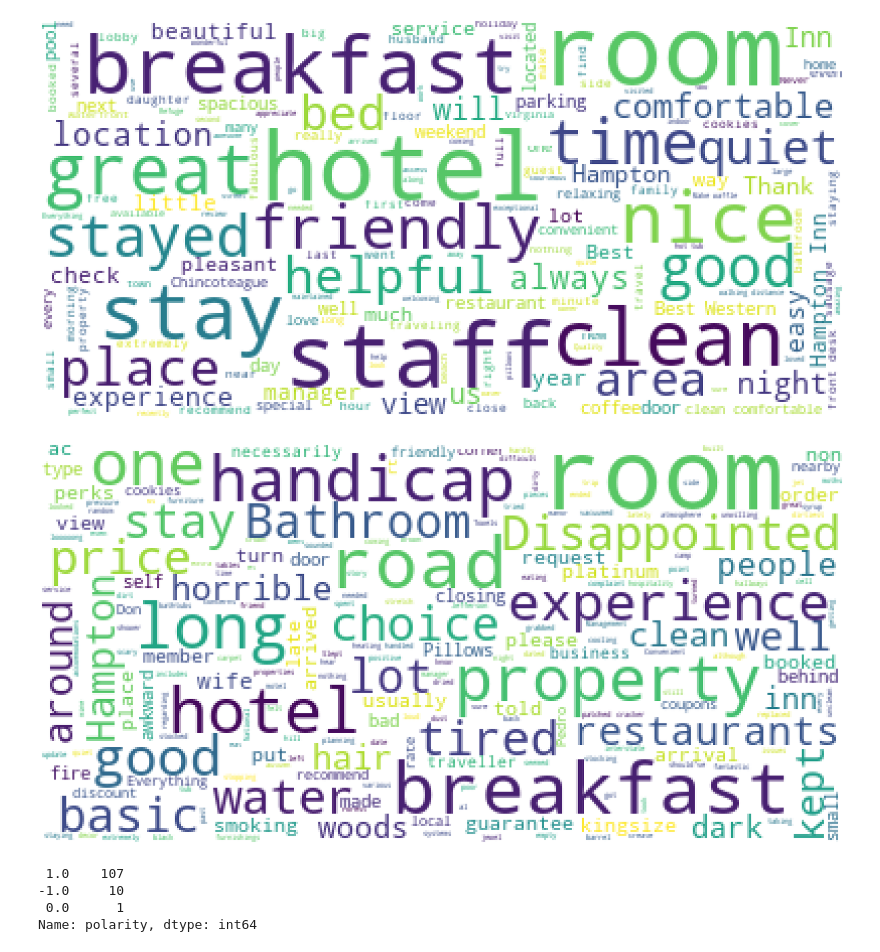
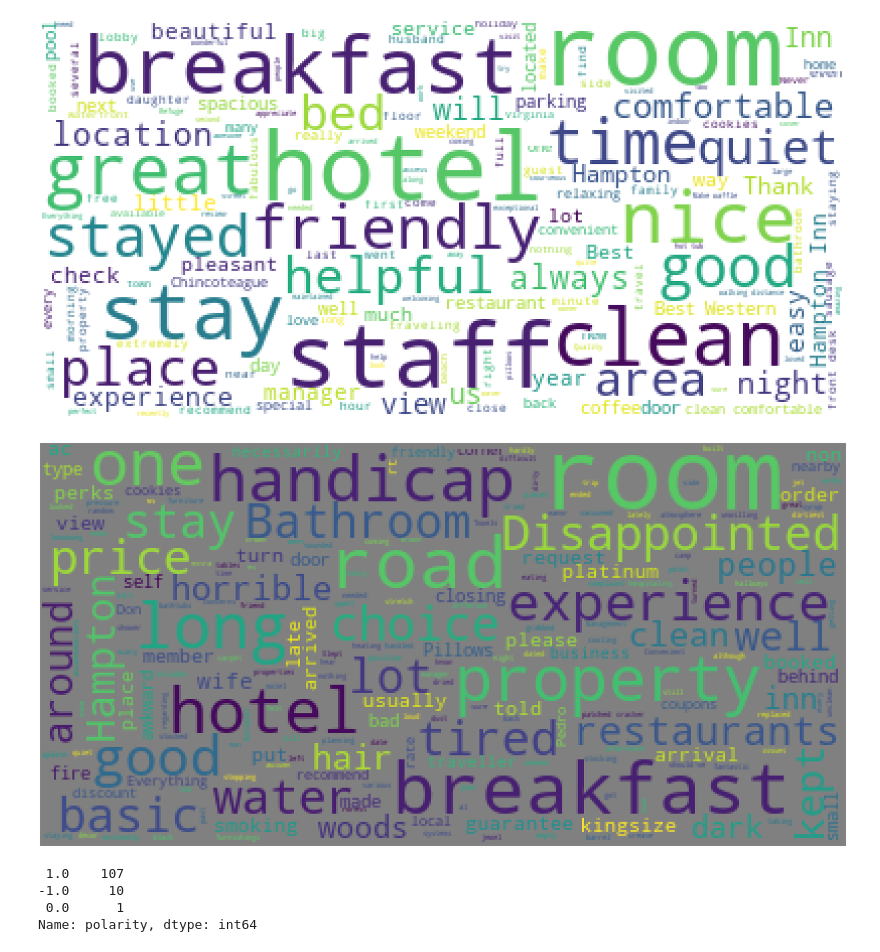
Before and after one commit to xinyuyao22/Topics-Extraction-Hotel-Reviews, a Jupyter notebook: Sentiment Analysis polarity-VA-groupby.ipynb, the cells around one changed output. Drawn from its saved outputs; the diff is of its cells as text; code cells hidden in the pictures.

```diff
--- a/Sentiment Analysis polarity-VA-groupby.ipynb
+++ b/Sentiment Analysis polarity-VA-groupby.ipynb
@@ -125,9 +125,9 @@ wc(df['reviews.text'][df.polarity>0],'white','Common Words' )
 [figure]
 # %%
 #highly negative reviews
-wc(df['reviews.text'][df.polarity<0],'white','Common Words' )
+wc(df['reviews.text'][df.polarity<0],'grey','Common Words' )
 # %% [output]
-[figure, old version]
+[figure, new version]
 # %%
 df['polarity'][df.polarity > 0]= 1
 df['polarity'][df.polarity < 0]= -1
```
Also changed, not shown: parts of 3 cells of this notebook, 1 other file.
